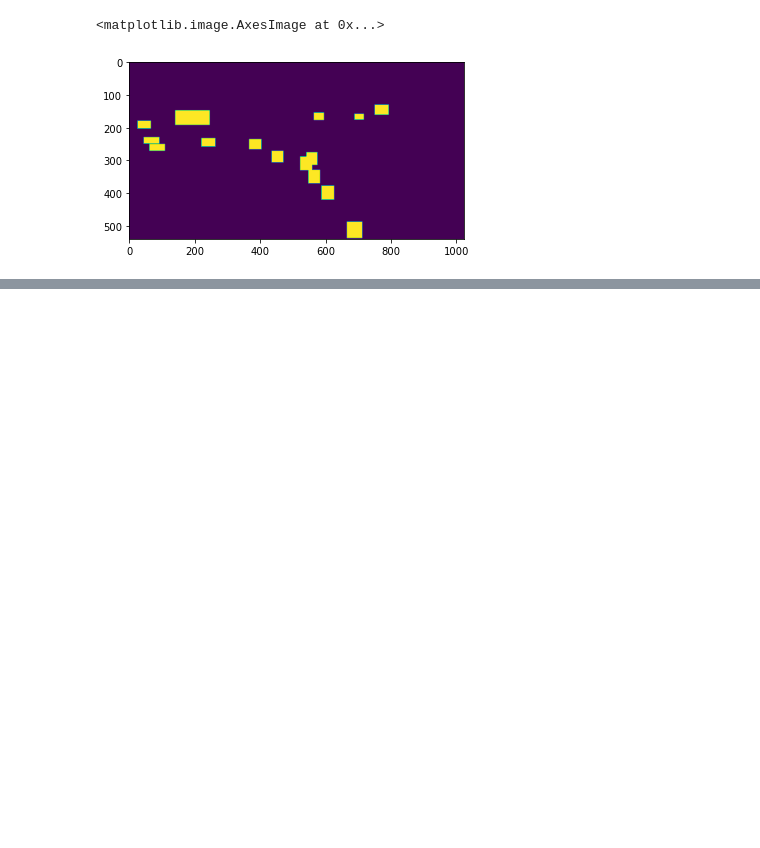
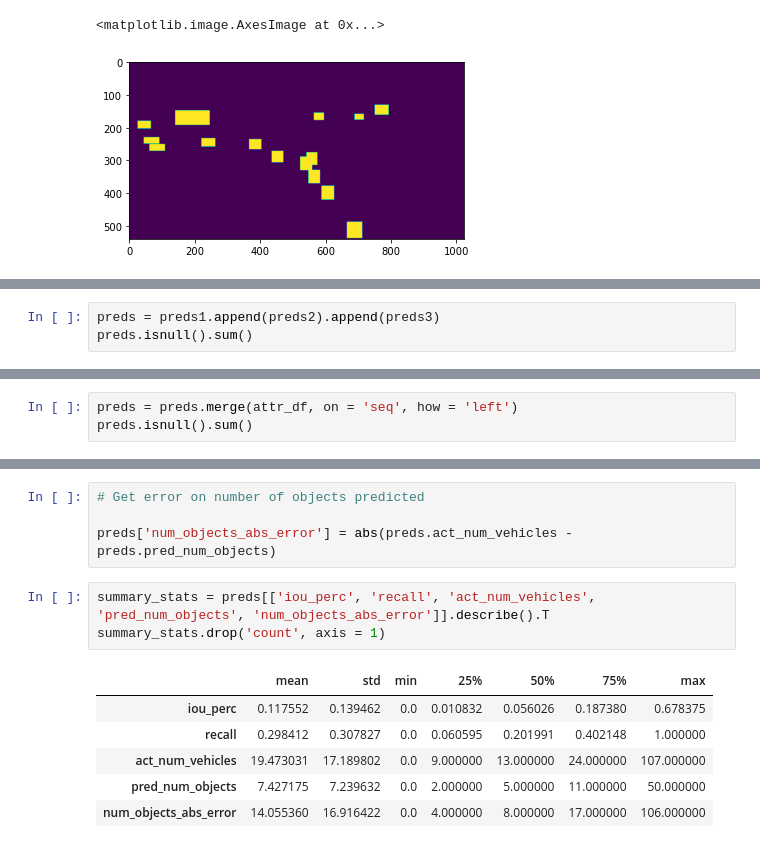
Before and after one commit to srinidhig/vehicle_detection_tracking, a Jupyter notebook: Multi Vehicle Detection and Tracking.ipynb, the cells around one changed output, grey strips where cells are left out. Saved outputs shown, nothing was run; the diff lists cells and outputs as text; blank space fills up the shorter version.

```diff
--- a/Multi Vehicle Detection and Tracking.ipynb
+++ b/Multi Vehicle Detection and Tracking.ipynb
@@ -298,0 +535,3 @@ model.train(train_set, test_set, learning_rate=config.LEARNING_RATE, epochs=5, l
+# %%
+preds = preds1.append(preds2).append(preds3)
+preds.isnull().sum()
@@ -298,0 +546,3 @@ model.train(train_set, test_set, learning_rate=config.LEARNING_RATE, epochs=5, l
+# %%
+preds = preds.merge(attr_df, on = 'seq', how = 'left')
+preds.isnull().sum()
@@ -298,0 +568,14 @@ model.train(train_set, test_set, learning_rate=config.LEARNING_RATE, epochs=5, l
+# %%
+# Get error on number of objects predicted
+
+preds['num_objects_abs_error'] = abs(preds.act_num_vehicles - preds.pred_num_objects)
+# %%
+summary_stats = preds[['iou_perc', 'recall', 'act_num_vehicles', 'pred_num_objects', 'num_objects_abs_error']].describe().T
+summary_stats.drop('count', axis = 1)
+# %% [output]
+|  | mean | std | min | 25% | 50% | 75% | max |
+| iou_perc | 0.117552 | 0.139462 | 0.0 | 0.010832 | 0.056026 | 0.187380 | 0.678375 |
+| recall | 0.298412 | 0.307827 | 0.0 | 0.060595 | 0.201991 | 0.402148 | 1.000000 |
+| act_num_vehicles | 19.473031 | 17.189802 | 0.0 | 9.000000 | 13.000000 | 24.000000 | 107.000000 |
+| pred_num_objects | 7.427175 | 7.239632 | 0.0 | 2.000000 | 5.000000 | 11.000000 | 50.000000 |
+| num_objects_abs_error | 14.055360 | 16.916422 | 0.0 | 4.000000 | 8.000000 | 17.000000 | 106.000000 |
```
Also changed, not shown: parts of 22 cells of this notebook.
